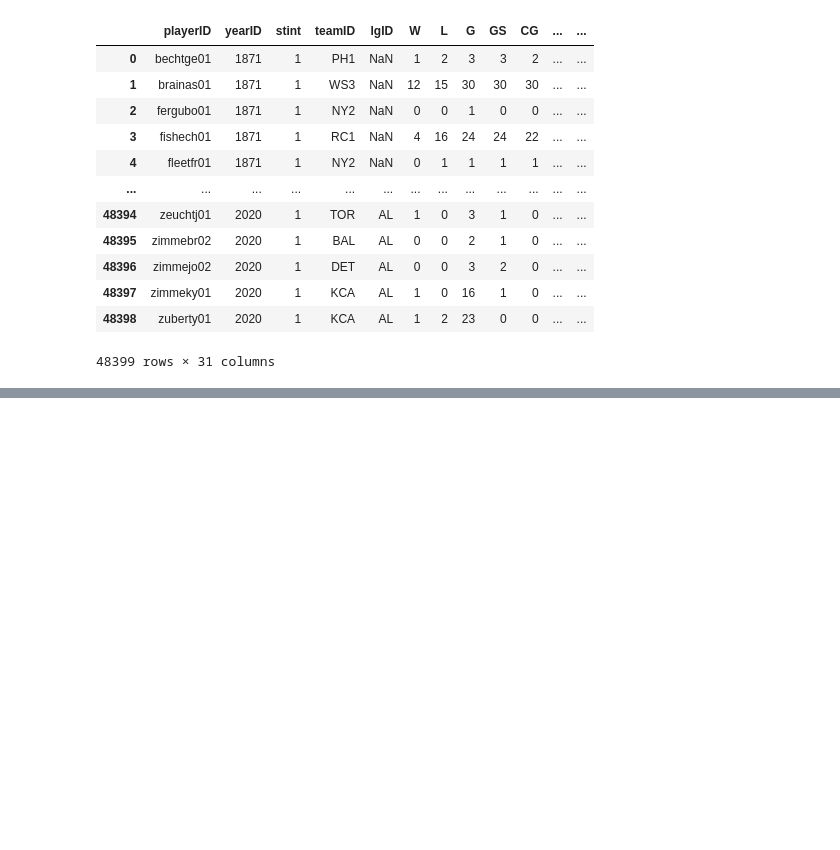
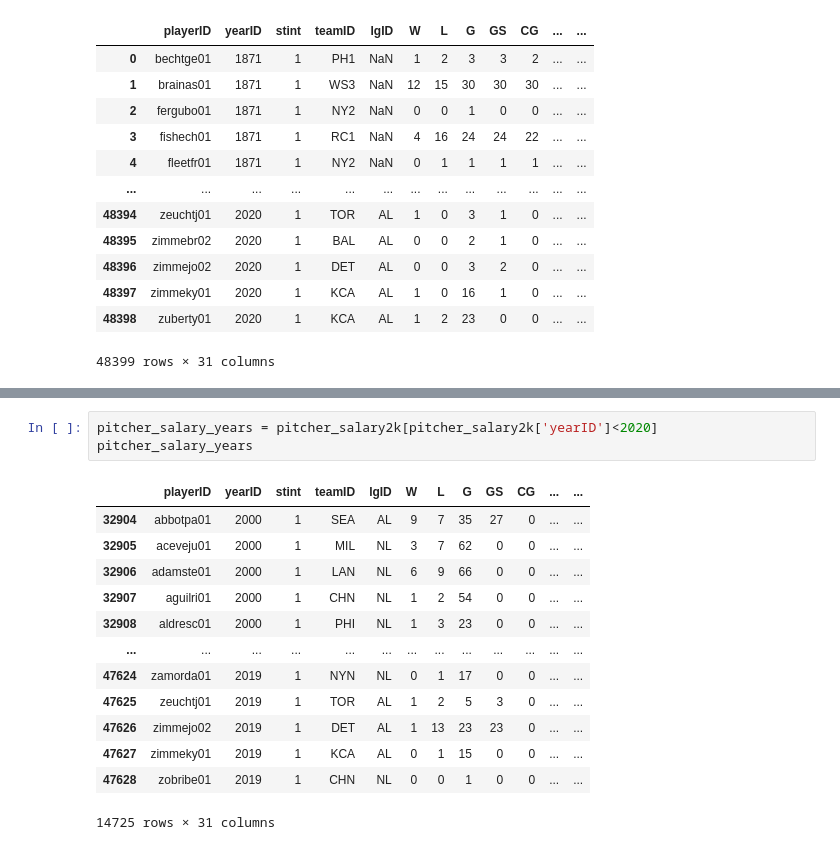
Before and after one commit to Jenny16x/TeamSix, a Jupyter notebook: Pitcher_Salary_Cleaning.ipynb, the cells around one changed output, grey strips where cells are left out. Cells and saved outputs as stored; diff of their text form; blank space fills up the shorter version.

```diff
--- a/Pitcher_Salary_Cleaning.ipynb
+++ b/Pitcher_Salary_Cleaning.ipynb
@@ -62 +99,18 @@ pitcher_salary
+# %%
+pitcher_salary_years = pitcher_salary2k[pitcher_salary2k['yearID']<2020]
+pitcher_salary_years
+# %% [output]
+|  | playerID | yearID | stint | teamID | lgID | W | L | G | GS | CG | ... | ... |
+| 32904 | abbotpa01 | 2000 | 1 | SEA | AL | 9 | 7 | 35 | 27 | 0 | ... | ... |
+| 32905 | aceveju01 | 2000 | 1 | MIL | NL | 3 | 7 | 62 | 0 | 0 | ... | ... |
+| 32906 | adamste01 | 2000 | 1 | LAN | NL | 6 | 9 | 66 | 0 | 0 | ... | ... |
+| 32907 | aguilri01 | 2000 | 1 | CHN | NL | 1 | 2 | 54 | 0 | 0 | ... | ... |
+| 32908 | aldresc01 | 2000 | 1 | PHI | NL | 1 | 3 | 23 | 0 | 0 | ... | ... |
+| ... | ... | ... | ... | ... | ... | ... | ... | ... | ... | ... | ... | ... |
+| 47624 | zamorda01 | 2019 | 1 | NYN | NL | 0 | 1 | 17 | 0 | 0 | ... | ... |
+| 47625 | zeuchtj01 | 2019 | 1 | TOR | AL | 1 | 2 | 5 | 3 | 0 | ... | ... |
+| 47626 | zimmejo02 | 2019 | 1 | DET | AL | 1 | 13 | 23 | 23 | 0 | ... | ... |
+| 47627 | zimmeky01 | 2019 | 1 | KCA | AL | 0 | 1 | 15 | 0 | 0 | ... | ... |
+| 47628 | zobribe01 | 2019 | 1 | CHN | NL | 0 | 0 | 1 | 0 | 0 | ... | ... |
+14725 rows × 31 columns
 # %%
```
Also changed, not shown: parts of 6 cells of this notebook.
